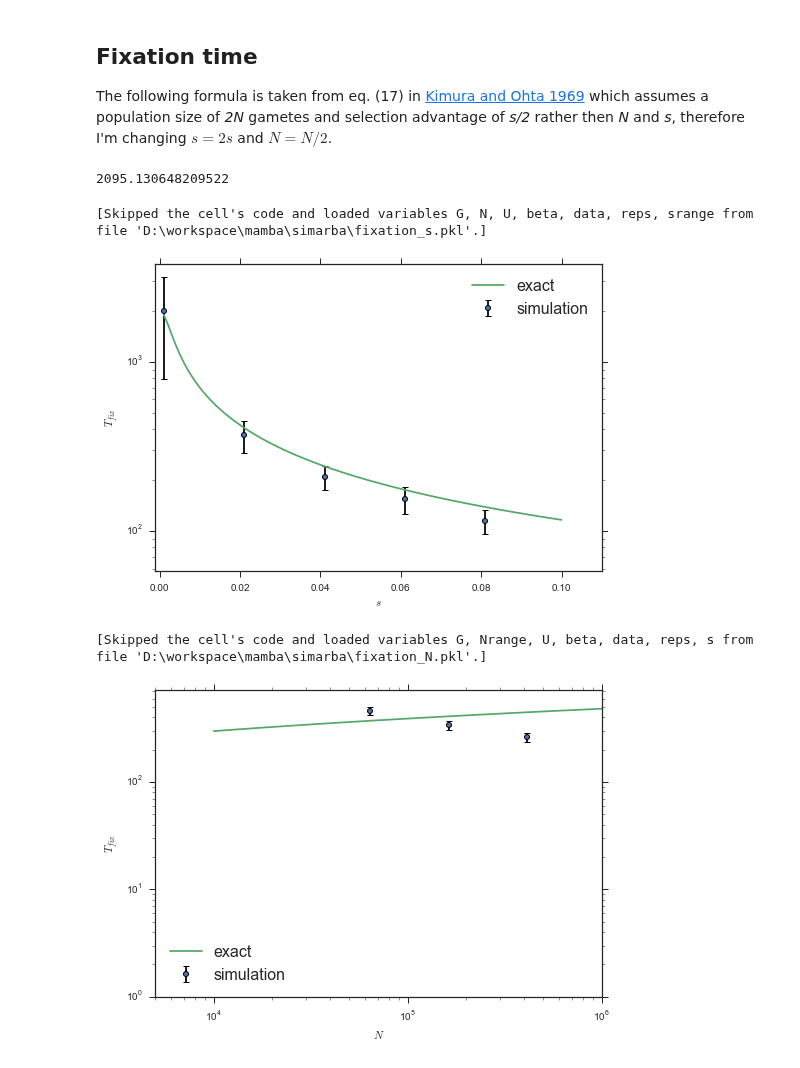
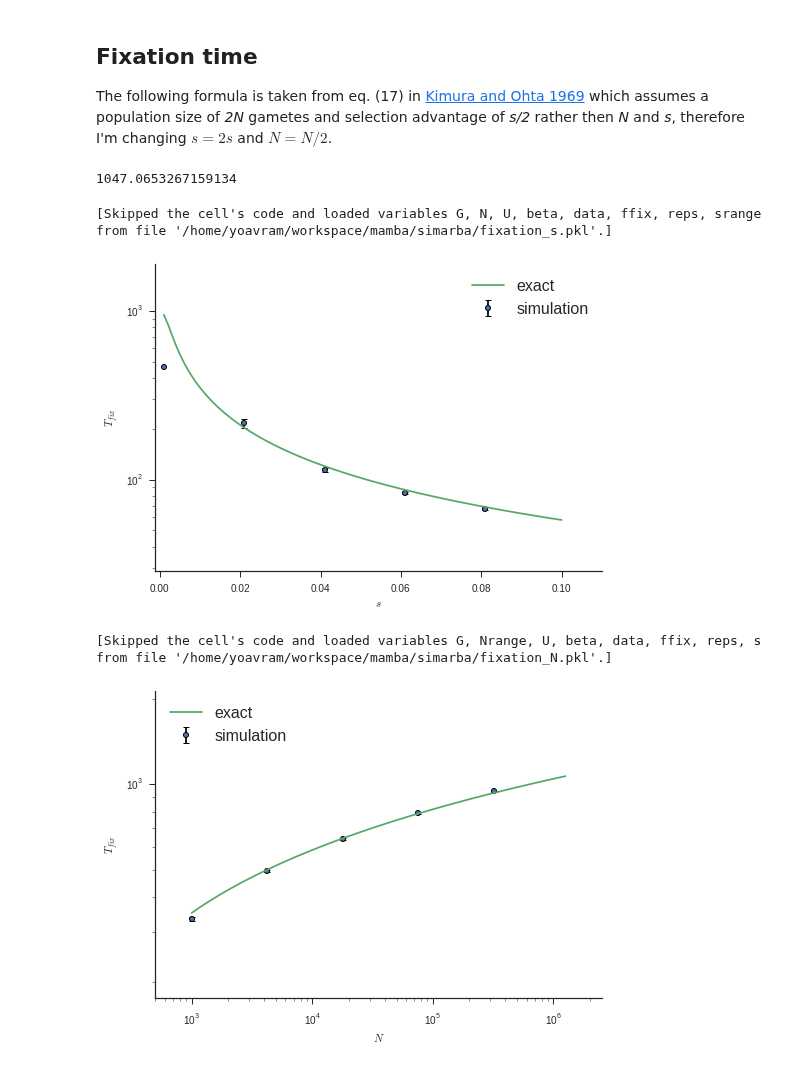
Before and after one commit to yoavram/mamba, a Jupyter notebook: simarba/adaptation model.ipynb, the cells around one changed output. Drawn from its saved outputs; the diff is of its cells as text; code cells hidden in the pictures.

```diff
--- a/simarba/adaptation model.ipynb
+++ b/simarba/adaptation model.ipynb
@@ -460,23 +463,23 @@ def integrand2(s,N,x):
         return 0
     return (exp(2*N*s*x) - 1) * (1 - exp(-2*N*s*x))/(x*(1-x))
 
-def Tfix(N,U,s,beta):
+def Tfix(ffix,N,U,s,beta):
     x = 1./N
-    J1 = 1/(s*(1 - exp(-2*N*s))) * integral(lambda t: integrand1(s,N,t), x, 1)[0]
+    J1 = 1/(s*(1 - exp(-2*N*s))) * integral(lambda t: integrand1(s,N,t), x, ffix)[0]
     u = (1-exp(-2*N*s*x))/(1-exp(-2*N*s))
     J2 = 1/(s*(1-exp(-2*N*s)))   * integral(lambda t: integrand2(s,N,t), 0, x)[0]
     return J1 + ((1-u)/u) * J2
-Tfix(1e6, 1e-4, 0.01, 1e-4)
+Tfix(0.5, 1e6, 1e-4, 0.01, 1e-4)
 # %% [output]
-2095.130648209522
+1047.0653267159134
 # %%
-%%cache fixation_s.pkl reps N U beta G srange data
-N,U,beta,G = 1e5,1e-4,1e-4,10
+%%cache fixation_s.pkl reps ffix N U beta G srange data
+ffix,N,U,beta,G = 0.5,1e5,1e-4,1e-4,10
 reps = 1000
 srange = linspace(1e-3,1e-1,100)
 
-pool.push({'simulation':simulation, 'N':N,'U':U,'beta':beta,'G':G, 'srange':srange})
-data = array(pool.map_sync(lambda _: [simulation(N,U,s_,beta,G) for s_ in srange[::20]], range(reps)))
+pool.push({'simulation':simulation, 'ffix':ffix,'N':N,'U':U,'beta':beta,'G':G, 'srange':srange})
+data = array(pool.map_sync(lambda _: [simulation(ffix,N,U,s_,beta,G) for s_ in srange[::20]], range(reps)))
 # %% [output]
-[Skipped the cell's code and loaded variables G, N, U, beta, data, reps, srange from file 'D:\workspace\mamba\simarba\fixation_s.pkl'.]
+[Skipped the cell's code and loaded variables G, N, U, beta, data, ffix, reps, srange from file '/home/yoavram/workspace/mamba/simarba/fixation_s.pkl'.]
 # %%
@@ -500,20 +504,21 @@ ylabel('$T_{fix}$')
 xlim(-min(srange)*1.1, max(srange)*1.1)
 ylim(min(y1)/2,max(y1)*2)
 legend(loc='upper right');
+sns.despine();
 # %% [output]
-[figure, old version]
+[figure, new version]
 # %%
-%%cache fixation_N.pkl reps s U beta G Nrange data
-s,U,beta,G = 0.05,1e-4,1e-4,10
+%%cache fixation_N.pkl reps ffix s U beta G Nrange data
+ffix,s,U,beta,G = 0.5,0.05,1e-4,1e-4,10
 reps = 100
 Nrange = logspace(4,6,100)
 
-pool.push({'simulation':simulation, 's':s,'U':U,'beta':beta,'G':G, 'Nrange':Nrange})
-data = array(pool.map_sync(lambda _: [simulation(N_,U,s,beta,G) for N_ in Nrange[::20]], range(reps)))
+pool.push({'simulation':simulation, 'ffix':ffix,'s':s,'U':U,'beta':beta,'G':G, 'Nrange':Nrange})
+data = array(pool.map_sync(lambda _: [simulation(ffix,N_,U,s,beta,G) for N_ in Nrange[::20]], range(reps)))
 # %% [output]
-[Skipped the cell's code and loaded variables G, Nrange, U, beta, data, reps, s from file 'D:\workspace\mamba\simarba\fixation_N.pkl'.]
+[Skipped the cell's code and loaded variables G, Nrange, U, beta, data, ffix, reps, s from file '/home/yoavram/workspace/mamba/simarba/fixation_N.pkl'.]
 # %%
-y1 = array([Tfix(N_,U,s,beta) for N_ in Nrange])
+y1 = array([Tfix(ffix,N_,U,s,beta) for N_ in Nrange])
 
 data = data.astype(np.float)
 for i in range(data.shape[0]):
@@ -523,16 +528,18 @@ for i in range(data.shape[0]):
 
 meany = np.nanmean(data[:,:,1], axis=0)
 semy  = np.nanstd(data[:,:,1], axis=0, ddof=1)
-#semy  = semy / sqrt(data.shape[0])
+leny  = np.sum(~np.isnan(data[:,:,1]), axis=0)
+semy  = semy / sqrt(leny)
 # %%
 errorbar(Nrange[::20], meany, yerr=semy, marker=ERRBAR_MARKER, ls=ERRBAR_LS, ecolor=ERRBAR_COL, label='simulation')
 plot(Nrange, y1, label='exact')
 xscale('log')
 yscale('log')
 xlabel('$N$')
 ylabel('$T_{fix}$')
-xlim(min(Nrange)/2, max(Nrange))
-ylim(1,max(y1)*1.5)
-legend(loc='lower left');
+xlim(min(Nrange)/2, max(Nrange)*2)
+ylim(min(y1)/2,max(y1)*2)
+legend(loc='upper left');
+sns.despine();
 # %% [output]
-[figure, old version]
+[figure, new version]
```
Also changed, not shown: parts of 6 cells of this notebook.
